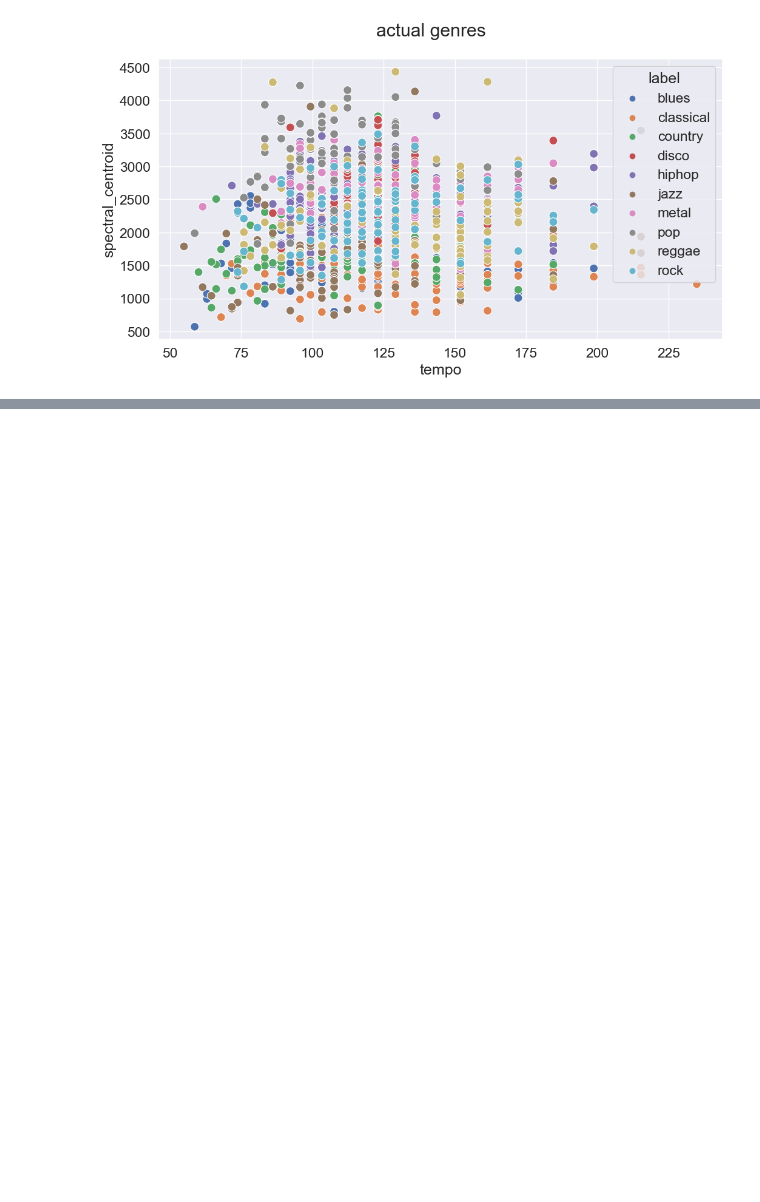
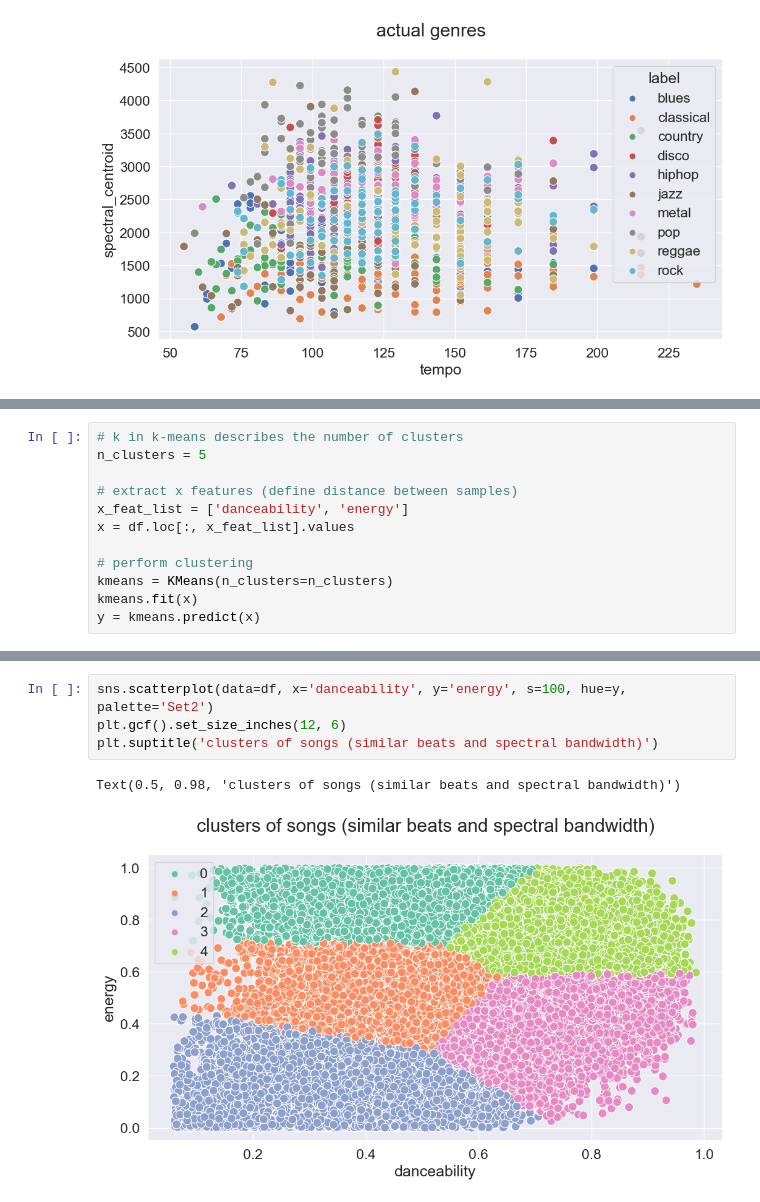
Before and after one commit to ivanmaykov/DS2500-Group-Project, a Jupyter notebook: ML.ipynb, the cells around one changed output, grey strips where cells are left out. Cells and saved outputs as stored; diff of their text form; blank space fills up the shorter version.

```diff
--- a/ML.ipynb
+++ b/ML.ipynb
@@ -125,0 +224,12 @@ Text(0.5, 0.98, 'actual genres')
+# %%
+# k in k-means describes the number of clusters
+n_clusters = 5
+
+# extract x features (define distance between samples)
+x_feat_list = ['danceability', 'energy']
+x = df.loc[:, x_feat_list].values
+
+# perform clustering
+kmeans = KMeans(n_clusters=n_clusters)
+kmeans.fit(x)
+y = kmeans.predict(x)
@@ -125,0 +238,7 @@ Text(0.5, 0.98, 'actual genres')
+# %%
+sns.scatterplot(data=df, x='danceability', y='energy', s=100, hue=y, palette='Set2')
+plt.gcf().set_size_inches(12, 6)
+plt.suptitle('clusters of songs (similar beats and spectral bandwidth)')
+# %% [output]
+Text(0.5, 0.98, 'clusters of songs (similar beats and spectral bandwidth)')
+[figure, added]
```
Also changed, not shown: parts of 9 cells of this notebook, 3 other files.
